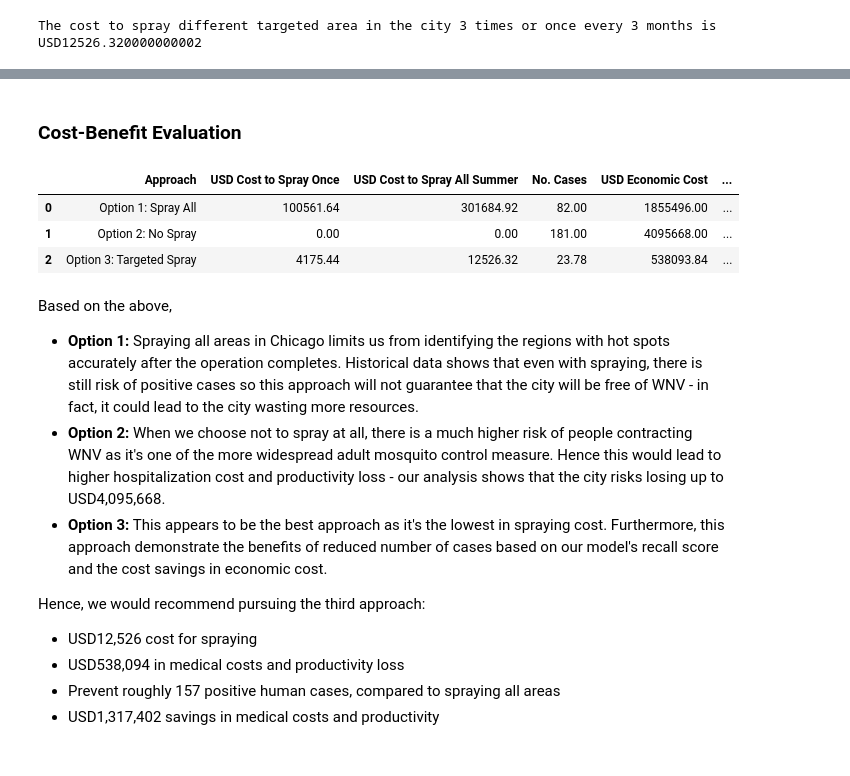
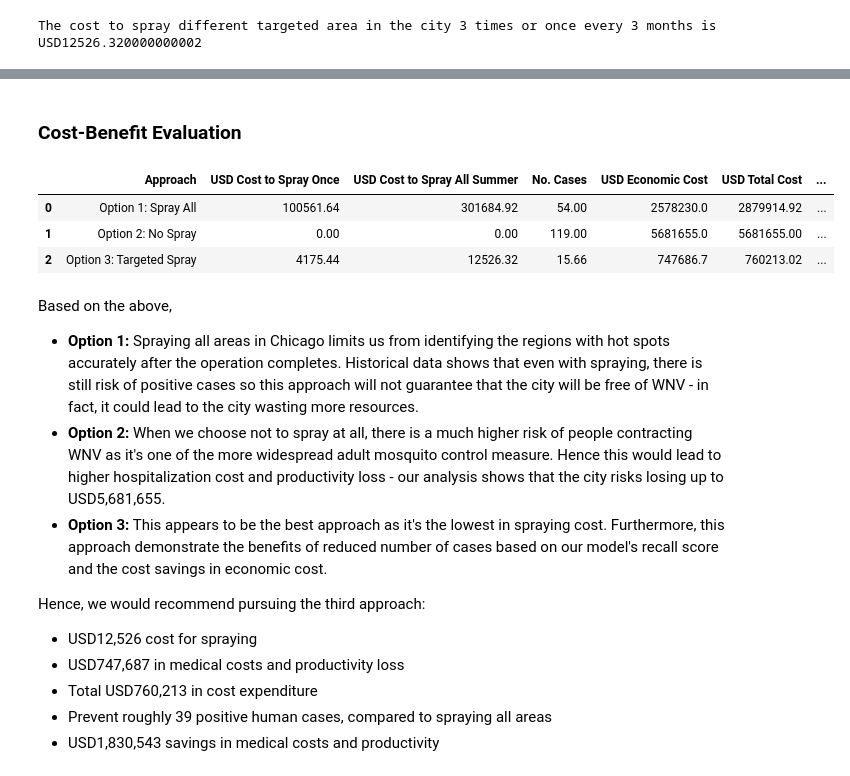
Before and after one commit to eeshawn11/DSI33-Project4, a Jupyter notebook: code/Part_4_WNV_Analysis.ipynb, the cells around one changed output, grey strips where cells are left out. Drawn from its saved outputs; the diff is of its cells as text; code cells hidden in the pictures.

```diff
--- a/code/Part_4_WNV_Analysis.ipynb
+++ b/code/Part_4_WNV_Analysis.ipynb
@@ -169,0 +173,5 @@ Assuming there will be 181 cases per year, not spraying will cost an estimated U
+# %%
+# Calculate total cost
+
+full_spray_cost = full_spray_period + hosp_full_spray
+print(f'The total cost from spraying the entire city is USD{full_spray_cost}')
@@ -169,0 +184,6 @@ Assuming there will be 181 cases per year, not spraying will cost an estimated U
+# %%
+# Calculate hospitalization cost & productivity loss for average positive human cases
+
+no_spray_cases = 119
+hosp_no_spray = total_cost * no_spray_cases
+print(f'Assuming there will be {no_spray_cases} cases per year, not spraying will cost an estimated USD{hosp_no_spray} medical cost and productivity loss incurred')
@@ -189,7 +211,7 @@ The cost to spray different targeted area in the city 3 times or once every 3 mo
 # %%
 # Using probably of 71% that the spray will accurately prevent 71% of the positive human cases
 
-targeted_cases = 82*(1-0.71)
-hosp_targeted_spray = 22628 * targeted_cases
+targeted_cases = full_spray_cases*(1-0.71)
+hosp_targeted_spray = total_cost * targeted_cases
 print(f'Assuming the targeted spray approach will only result in {targeted_cases} cases, the city will still see an estimated USD{hosp_targeted_spray} medical cost and productivity loss incurred')
 # %% [output]
@@ -196,0 +219,5 @@ Assuming the targeted spray approach will only result in 23.78 cases, the city w
+# %%
+# Calculate total cost
+
+targeted_spray_cost = targeted_spray_period + hosp_targeted_spray
+print(f'The total cost from spraying the entire city is USD{full_spray_cost}')
@@ -205,25 +234,26 @@ This approach has prevent 58.22 cases and saved the city USD1317402.16
-# %% [markdown]
-### Cost-Benefit Evaluation
-# %%
-cost_benefit = pd.DataFrame(data=[["Option 1: Spray All", full_spray, full_spray_period, full_spray_cases, hosp_full_spray, 0],
-                                  ["Option 2: No Spray", 0, 0, no_spray_cases, hosp_no_spray, 0],
-                                  ["Option 3: Targeted Spray", targeted_spray, targeted_spray_period, targeted_cases, hosp_targeted_spray, cost_diff]],
-                            columns=['Approach', 'USD Cost to Spray Once', 'USD Cost to Spray All Summer', 'No. Cases', 'USD Economic Cost', 'USD Cost Difference'])
-
-cost_benefit
-# %% [output]
-|  | Approach | USD Cost to Spray Once | USD Cost to Spray All Summer | No. Cases | USD Economic Cost | ... |
-| 0 | Option 1: Spray All | 100561.64 | 301684.92 | 82.00 | 1855496.00 | ... |
-| 1 | Option 2: No Spray | 0.00 | 0.00 | 181.00 | 4095668.00 | ... |
-| 2 | Option 3: Targeted Spray | 4175.44 | 12526.32 | 23.78 | 538093.84 | ... |
-# %% [markdown]
-Based on the above,
-- **Option 1:** Spraying all areas in Chicago limits us from identifying the regions with hot spots accurately after the operation completes. Historical data shows that even with spraying, there is still risk of positive cases so this approach will not guarantee that the city will be free of WNV - in fact, it could lead to the city wasting more resources.
-- **Option 2:** When we choose not to spray at all, there is a much higher risk of people contracting WNV as it's one of the more widespread adult mosquito control measure. Hence this would lead to higher hospitalization cost and productivity loss - our analysis shows that the city risks losing up to USD4,095,668.
-- **Option 3:** This appears to be the best approach as it's the lowest in spraying cost. Furthermore, this approach demonstrate the benefits of reduced number of cases based on our model's recall score and the cost savings in economic cost.
-
-Hence, we would recommend pursuing the third approach:
-- USD12,526 cost for spraying
-- USD538,094 in medical costs and productivity loss
-- Prevent roughly 157 positive human cases, compared to spraying all areas
-- USD1,317,402 savings in medical costs and productivity
+# %% [markdown]
+### Cost-Benefit Evaluation
+# %%
+cost_benefit = pd.DataFrame(data=[["Option 1: Spray All", full_spray, full_spray_period, full_spray_cases, hosp_full_spray, full_spray_cost, 0],
+                                  ["Option 2: No Spray", 0, 0, no_spray_cases, hosp_no_spray, hosp_no_spray, 0],
+                                  ["Option 3: Targeted Spray", targeted_spray, targeted_spray_period, targeted_cases, hosp_targeted_spray, targeted_spray_cost, cost_diff]],
+                            columns=['Approach', 'USD Cost to Spray Once', 'USD Cost to Spray All Summer', 'No. Cases', 'USD Economic Cost', 'USD Total Cost', 'USD Cost Difference'])
+
+cost_benefit
+# %% [output]
+|  | Approach | USD Cost to Spray Once | USD Cost to Spray All Summer | No. Cases | USD Economic Cost | USD Total Cost | ... |
+| 0 | Option 1: Spray All | 100561.64 | 301684.92 | 54.00 | 2578230.0 | 2879914.92 | ... |
+| 1 | Option 2: No Spray | 0.00 | 0.00 | 119.00 | 5681655.0 | 5681655.00 | ... |
+| 2 | Option 3: Targeted Spray | 4175.44 | 12526.32 | 15.66 | 747686.7 | 760213.02 | ... |
+# %% [markdown]
+Based on the above,
+- **Option 1:** Spraying all areas in Chicago limits us from identifying the regions with hot spots accurately after the operation completes. Historical data shows that even with spraying, there is still risk of positive cases so this approach will not guarantee that the city will be free of WNV - in fact, it could lead to the city wasting more resources.
+- **Option 2:** When we choose not to spray at all, there is a much higher risk of people contracting WNV as it's one of the more widespread adult mosquito control measure. Hence this would lead to higher hospitalization cost and productivity loss - our analysis shows that the city risks losing up to USD5,681,655.
+- **Option 3:** This appears to be the best approach as it's the lowest in spraying cost. Furthermore, this approach demonstrate the benefits of reduced number of cases based on our model's recall score and the cost savings in economic cost.
+
+Hence, we would recommend pursuing the third approach:
+- USD12,526 cost for spraying
+- USD747,687 in medical costs and productivity loss
+- Total USD760,213 in cost expenditure
+- Prevent roughly 39 positive human cases, compared to spraying all areas
+- USD1,830,543 savings in medical costs and productivity
```
Also changed, not shown: parts of 18 cells of this notebook.
